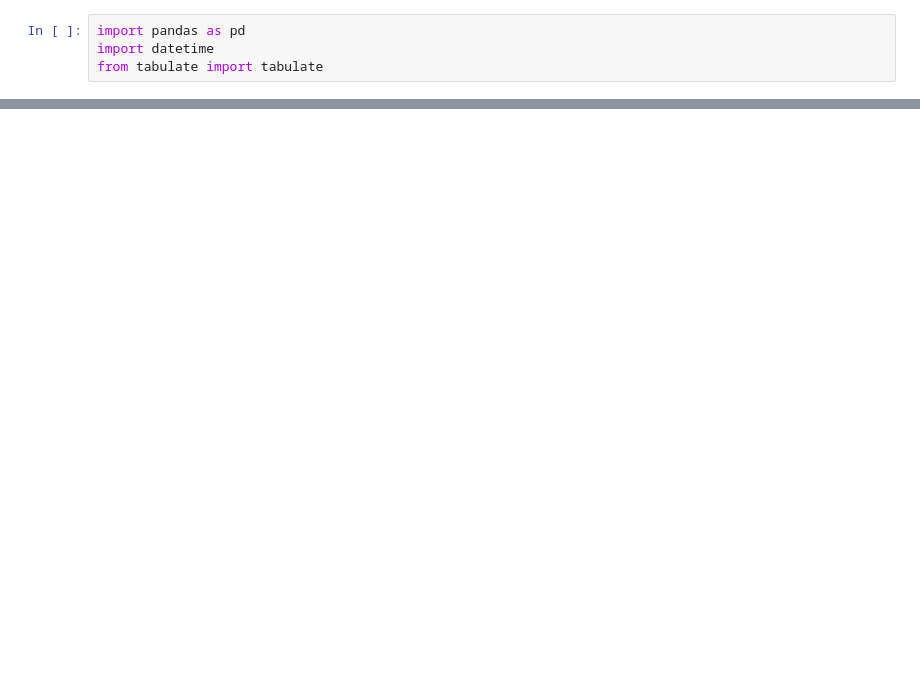
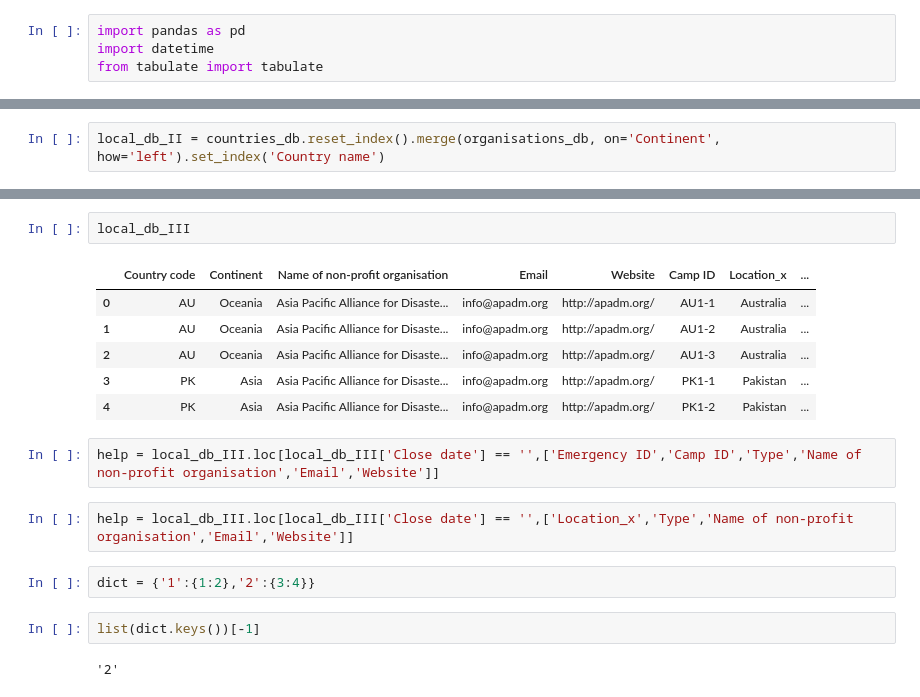
Before and after one commit to KyraCh/introProgramming, a Jupyter notebook: 99test.ipynb, the cells around one changed output, grey strips where cells are left out. Cells and saved outputs as stored; diff of their text form; blank space fills up the shorter version.

```diff
--- a/99test.ipynb
+++ b/99test.ipynb
@@ -660,0 +531,2 @@ print(tabulate(tst.emergencies_db.tail(1), headers='keys', tablefmt='psql', show
+# %%
+local_db_II = countries_db.reset_index().merge(organisations_db, on='Continent', how='left').set_index('Country name')
@@ -660,0 +562,19 @@ print(tabulate(tst.emergencies_db.tail(1), headers='keys', tablefmt='psql', show
+# %%
+local_db_III
+# %% [output]
+|  | Country code | Continent | Name of non-profit organisation | Email | Website | Camp ID | Location_x | ... |
+| 0 | AU | Oceania | Asia Pacific Alliance for Disaste... | info@apadm.org | http://apadm.org/ | AU1-1 | Australia | ... |
+| 1 | AU | Oceania | Asia Pacific Alliance for Disaste... | info@apadm.org | http://apadm.org/ | AU1-2 | Australia | ... |
+| 2 | AU | Oceania | Asia Pacific Alliance for Disaste... | info@apadm.org | http://apadm.org/ | AU1-3 | Australia | ... |
+| 3 | PK | Asia | Asia Pacific Alliance for Disaste... | info@apadm.org | http://apadm.org/ | PK1-1 | Pakistan | ... |
+| 4 | PK | Asia | Asia Pacific Alliance for Disaste... | info@apadm.org | http://apadm.org/ | PK1-2 | Pakistan | ... |
+# %%
+help = local_db_III.loc[local_db_III['Close date'] == '',['Emergency ID','Camp ID','Type','Name of non-profit organisation','Email','Website']]
+# %%
+help = local_db_III.loc[local_db_III['Close date'] == '',['Location_x','Type','Name of non-profit organisation','Email','Website']]
+# %%
+dict = {'1':{1:2},'2':{3:4}}
+# %%
+list(dict.keys())[-1]
+# %% [output]
+'2'
```
Also changed, not shown: parts of 53 cells of this notebook, 7 other files.
